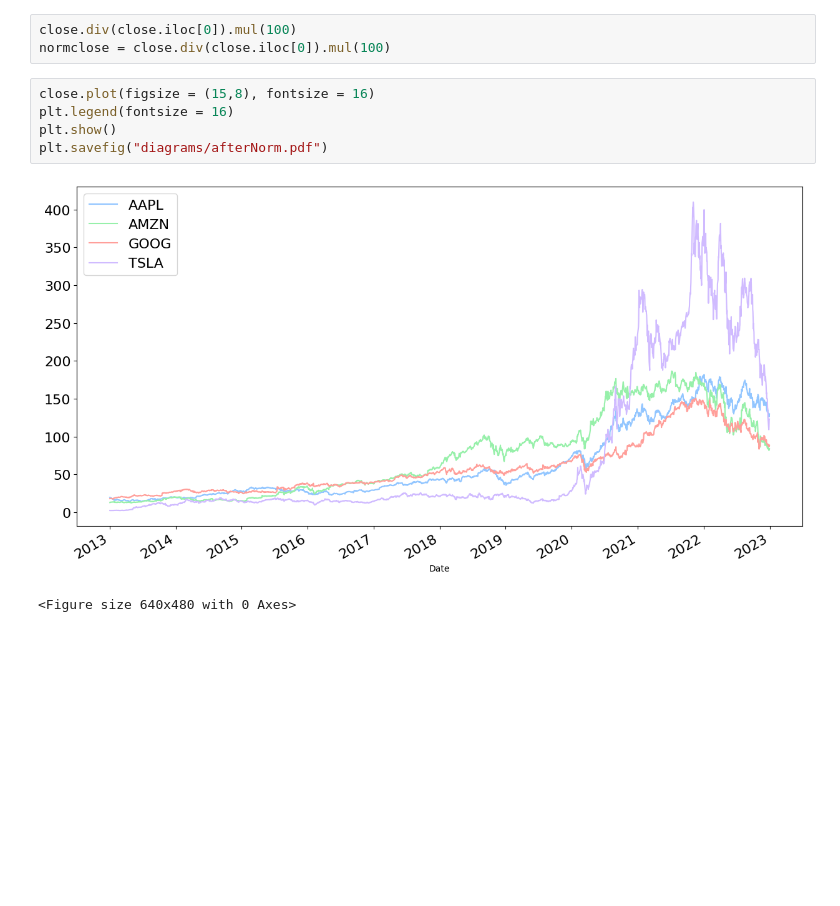
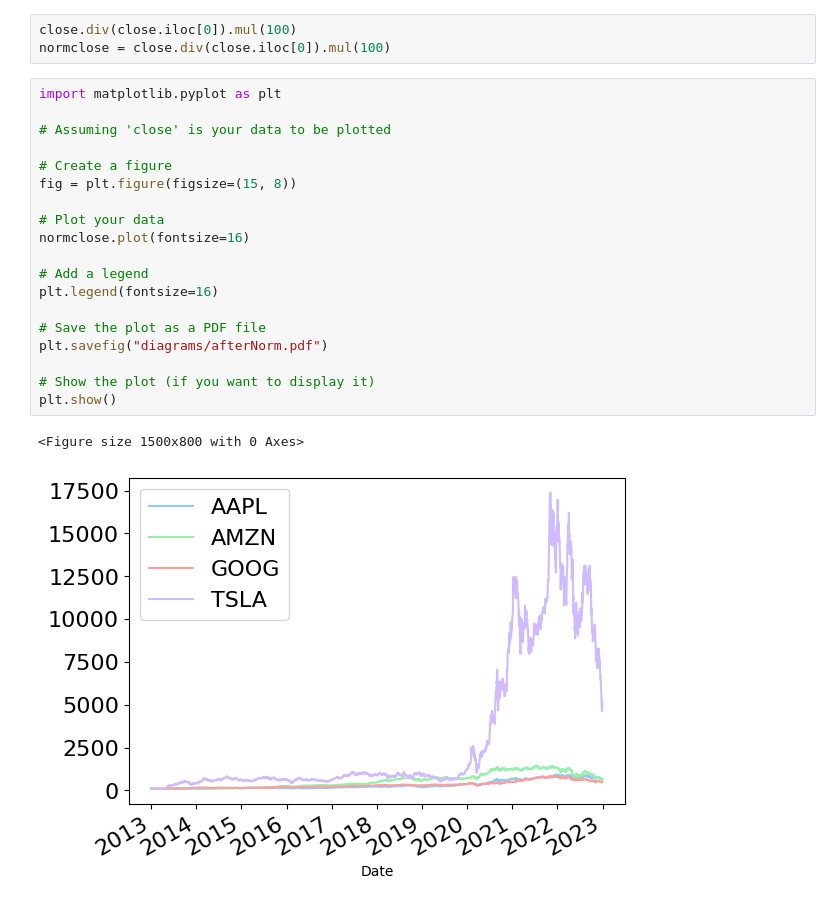
Before and after one commit to tinaashen/RLsimtrade, a Jupyter notebook: financePython.ipynb, the cells around one changed output. Drawn from its saved outputs; the diff is of its cells as text; blank space fills up the shorter version.

```diff
--- a/financePython.ipynb
+++ b/financePython.ipynb
@@ -195,11 +194,25 @@ Name: 2013-01-02 00:00:00, dtype: float64
 # %%
 close.div(close.iloc[0]).mul(100)
 normclose = close.div(close.iloc[0]).mul(100)
-# %%
-close.plot(figsize = (15,8), fontsize = 16)
-plt.legend(fontsize = 16)
-plt.show()
-plt.savefig("diagrams/afterNorm.pdf")
-# %% [output]
-[figure, removed]
-<Figure size 640x480 with 0 Axes>
+# %%
+import matplotlib.pyplot as plt
+
+# Assuming 'close' is your data to be plotted
+
+# Create a figure
+fig = plt.figure(figsize=(15, 8))
+
+# Plot your data
+normclose.plot(fontsize=16)
+
+# Add a legend
+plt.legend(fontsize=16)
+
+# Save the plot as a PDF file
+plt.savefig("diagrams/afterNorm.pdf")
+
+# Show the plot (if you want to display it)
+plt.show()
+# %% [output]
+<Figure size 1500x800 with 0 Axes>
+[figure, added]
```
Also changed, not shown: parts of 27 cells of this notebook.
